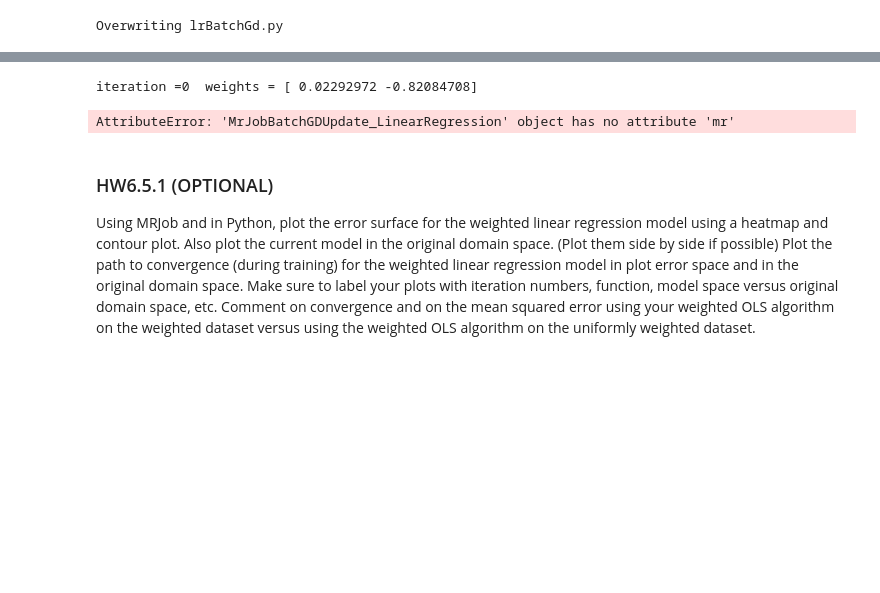
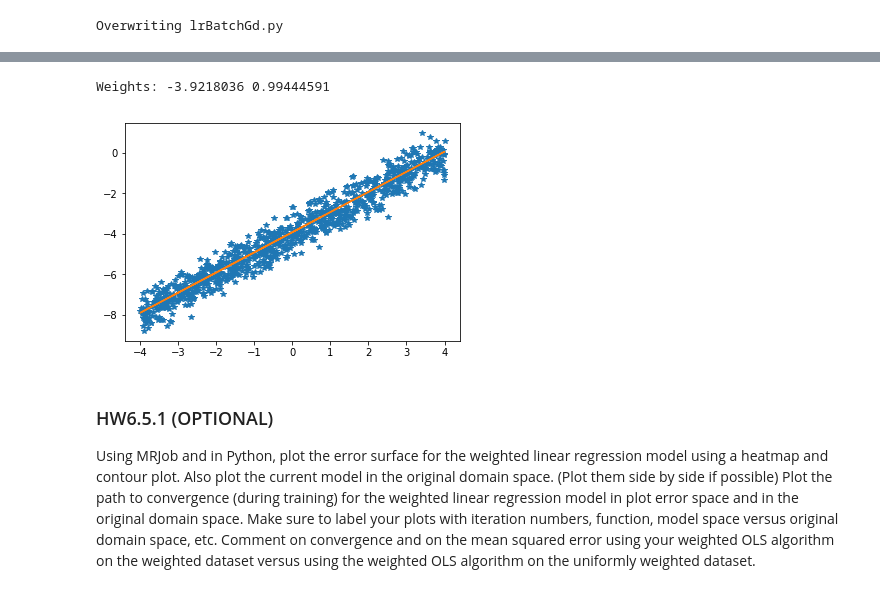
Before and after one commit to stassyvichev/w261_repo, a Jupyter notebook: HW6/MIDS-W261-HW-06-TEMPLATE.ipynb, the cells around one changed output, grey strips where cells are left out. Cells and saved outputs as stored; diff of their text form; code cells hidden in the pictures; blank space fills up the shorter version.

```diff
--- a/HW6/MIDS-W261-HW-06-TEMPLATE.ipynb
+++ b/HW6/MIDS-W261-HW-06-TEMPLATE.ipynb
@@ -331,45 +297,19 @@ Overwriting MrJobBatchGDUpdate_LinearRegression.py
-# %%
-from numpy import random,array
-from MrJobBatchGDUpdate_LinearRegression import MrJobBatchGDUpdate_LinearRegression
-
-learning_rate = 0.05
-stop_criteria = 0.000005
-
-# Generate random values as inital weights
-weights = array([random.uniform(-3,3),random.uniform(-3,3)])
-# Write the weights to the files
-with open('weights.txt', 'w+') as f:
-    f.writelines(','.join(str(j) for j in weights))
-
-# create a mrjob instance for batch gradient descent update over all data
-mr_job = MrJobBatchGDUpdate_LinearRegression(args=['LinearRegression.csv'])
-# Update centroids iteratively
-i = 0
-while(1):
-    print "iteration ="+str(i)+"  weights =",weights
-    # Save weights from previous iteration
-    weights_old = weights
-    with mr_job.make_runner() as runner:
-        runner.run()
-        # stream_output: get access of the output
-        for line in runner.stream_output():
-            # value is the gradient value
-            key,value =  mr_job.parse_output_line(line)
-            # Update weights
-            weights = weights + learning_rate*array(value)
-    i = i + 1
-    # Write the updated weights to file
-    with open('weights.txt', 'w+') as f:
-        f.writelines(','.join(str(j) for j in weights))
-    # Stop if weights get converged
-    if(sum((weights_old-weights)**2)<stop_criteria):
-        break
-
-print "Final weights\n"
-print weights
-# %% [output]
-iteration =0  weights = [ 0.02292972 -0.82084708]
-AttributeError: 'MrJobBatchGDUpdate_LinearRegression' object has no attribute 'mr'
+# %%
+%matplotlib inline
+print "Weights:",-3.9218036,0.99444591
+a = -3.9218036
+b = 0.99444591
+import numpy as np
+import pylab
+size = 1000
+x = np.random.uniform(-4, 4, size)
+y = x * 1.0 - 4 + np.random.normal(0,0.5,size)
+pylab.plot(x, y,'*')
+pylab.plot(x, a + b*x)
+pylab.show()
+# %% [output]
+Weights: -3.9218036 0.99444591
+[figure, added]
 # %% [markdown]
 ### HW6.5.1 (OPTIONAL)
 Using MRJob and in Python, plot the error surface for the weighted linear regression model using a heatmap and contour plot.
```
Also changed, not shown: parts of 5 cells of this notebook, 3 other files.
